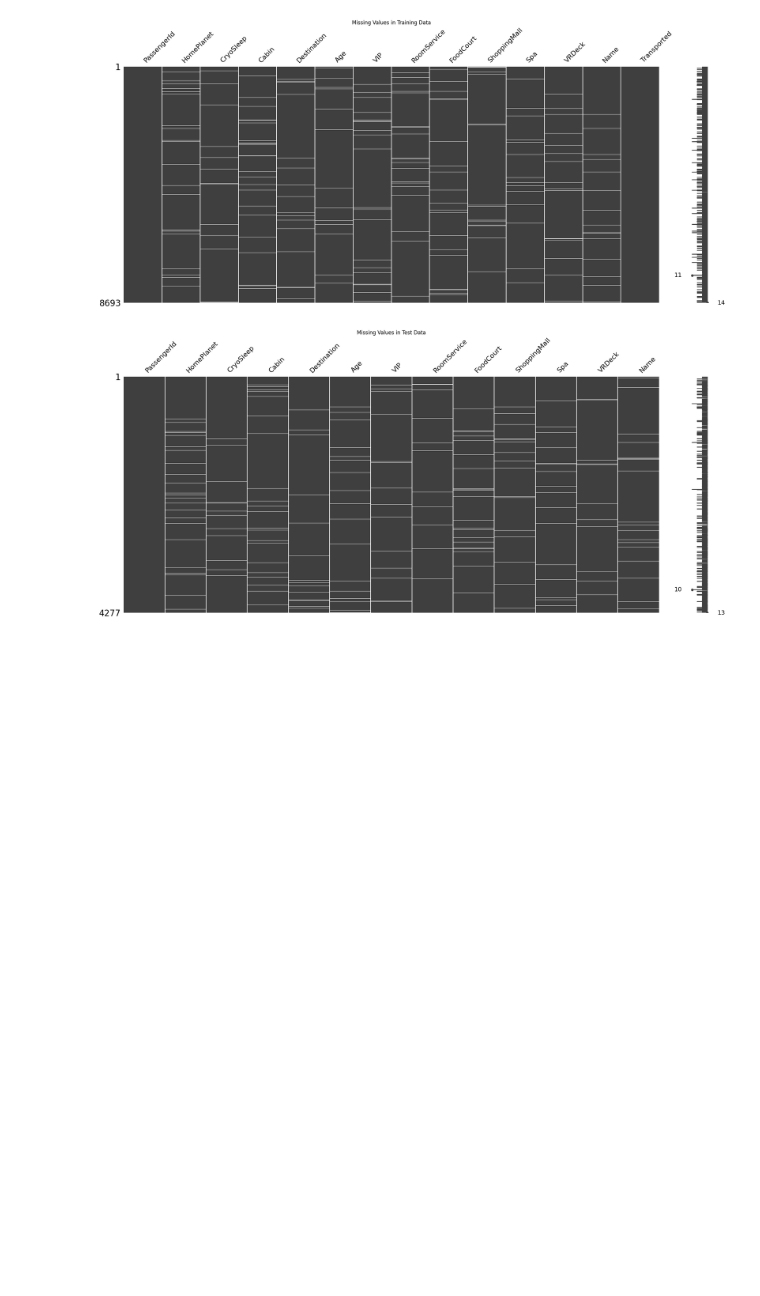
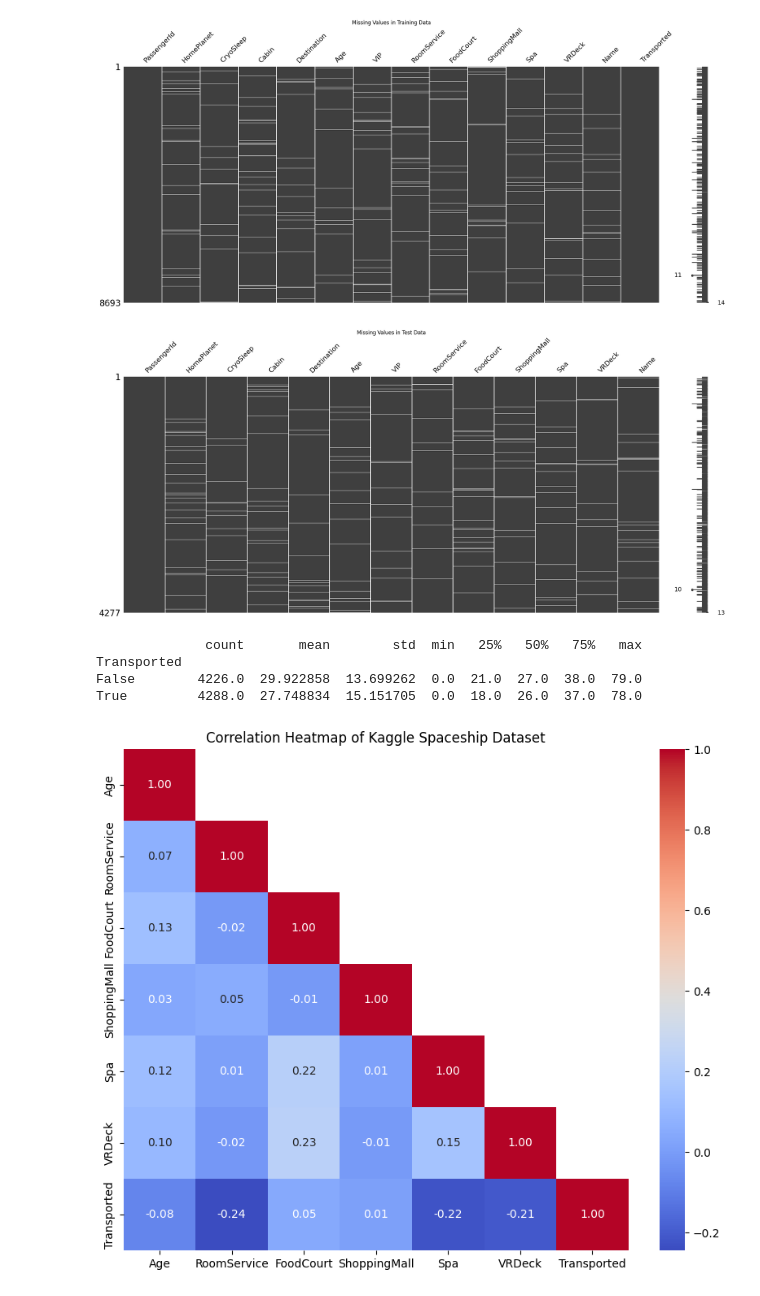
Before and after one commit to 7PAM2015-0105-2023-Group-7/Kaggle-Challange, a Jupyter notebook: Kaggle_Challange_notebook.ipynb, the cells around one changed output. Saved outputs shown, nothing was run; the diff lists cells and outputs as text; code cells hidden in the pictures; blank space fills up the shorter version.

```diff
--- a/Kaggle_Challange_notebook.ipynb
+++ b/Kaggle_Challange_notebook.ipynb
@@ -128,3 +142,20 @@ visualize_missing_values(test_dataset, 'Missing Values in Test Data')
 # %% [output]
 [figure]
 [figure]
+# %%
+summary_df = train_df.groupby('Transported')['Age'].describe()
+print(summary_df)
+# %% [output]
+              count       mean        std  min   25%   50%   75%   max
+Transported
+False        4226.0  29.922858  13.699262  0.0  21.0  27.0  38.0  79.0
+True         4288.0  27.748834  15.151705  0.0  18.0  26.0  37.0  78.0
+# %%
+mask = np.triu(np.ones_like(correlation_matrix, dtype=bool), k=1)
+
+plt.figure(figsize=(10, 8))
+sns.heatmap(correlation_matrix, annot=True, cmap="coolwarm", fmt=".2f", mask=mask)
+plt.title("Correlation Heatmap of Kaggle Spaceship Dataset")
+plt.show()
+# %% [output]
+[figure, added]
```
Also changed, not shown: parts of 10 cells of this notebook.
